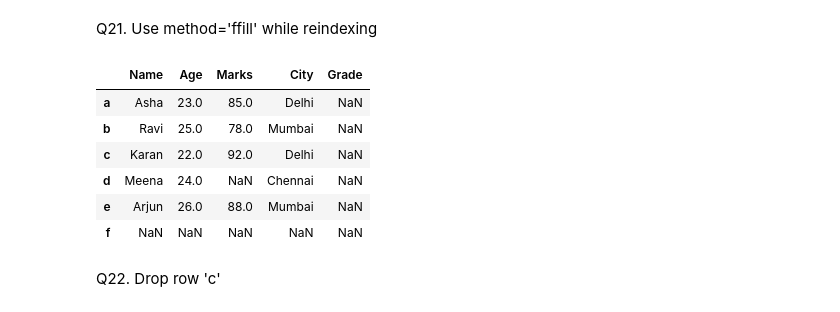
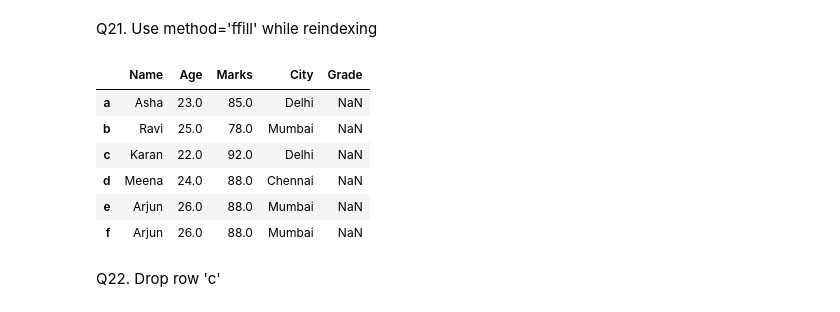
Before and after one commit to Ishaanvats74/Data-Analysis-and-Visualization-College, a Jupyter notebook: PandasClassPractice1/PandasClassPractice1.ipynb, the cells around one changed output. Cells and saved outputs as stored; diff of their text form; code cells hidden in the pictures.

```diff
--- a/PandasClassPractice1/PandasClassPractice1.ipynb
+++ b/PandasClassPractice1/PandasClassPractice1.ipynb
@@ -220,15 +223,17 @@ df
 # %% [markdown]
 Q21. Use method='ffill' while reindexing
 # %%
-df.reindex(['a','b','c','d','e','f'], method='ffill')
+df1 = df.reindex(['a','b','c','d','e','f'])
+print(df1)
+print(df1.ffill())
 # %% [output]
 |  | Name | Age | Marks | City | Grade |
 | a | Asha | 23.0 | 85.0 | Delhi | NaN |
 | b | Ravi | 25.0 | 78.0 | Mumbai | NaN |
 | c | Karan | 22.0 | 92.0 | Delhi | NaN |
-| d | Meena | 24.0 | NaN | Chennai | NaN |
+| d | Meena | 24.0 | 88.0 | Chennai | NaN |
 | e | Arjun | 26.0 | 88.0 | Mumbai | NaN |
-| f | NaN | NaN | NaN | NaN | NaN |
+| f | Arjun | 26.0 | 88.0 | Mumbai | NaN |
 # %% [markdown]
 Q22. Drop row 'c'
 # %%
```
Also changed, not shown: parts of 6 cells of this notebook, 4 other files.
